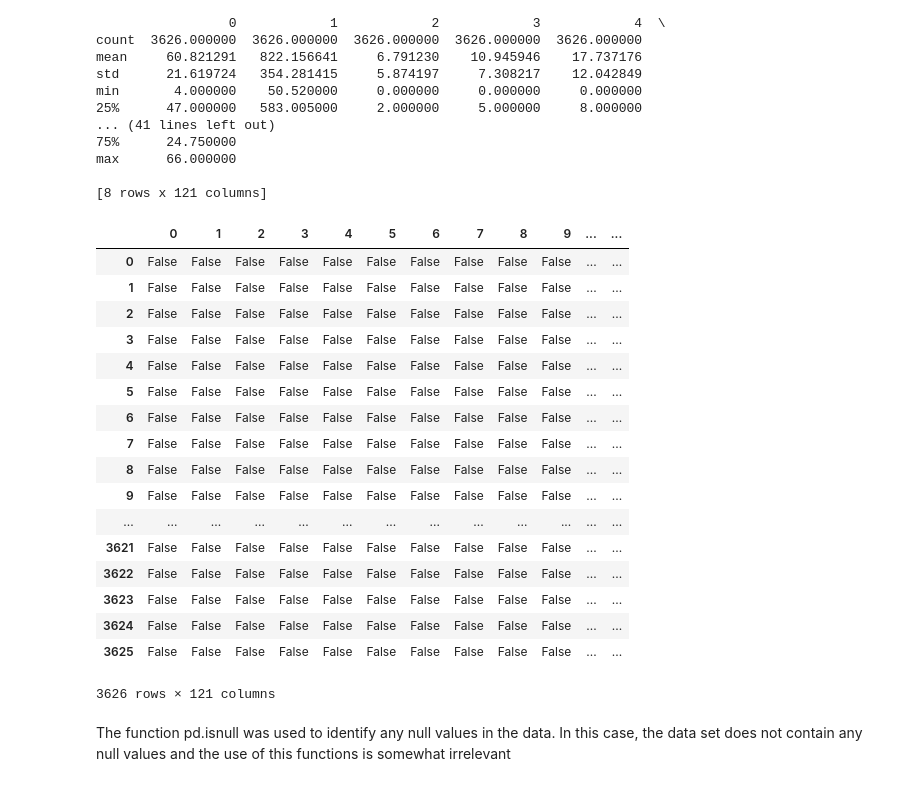
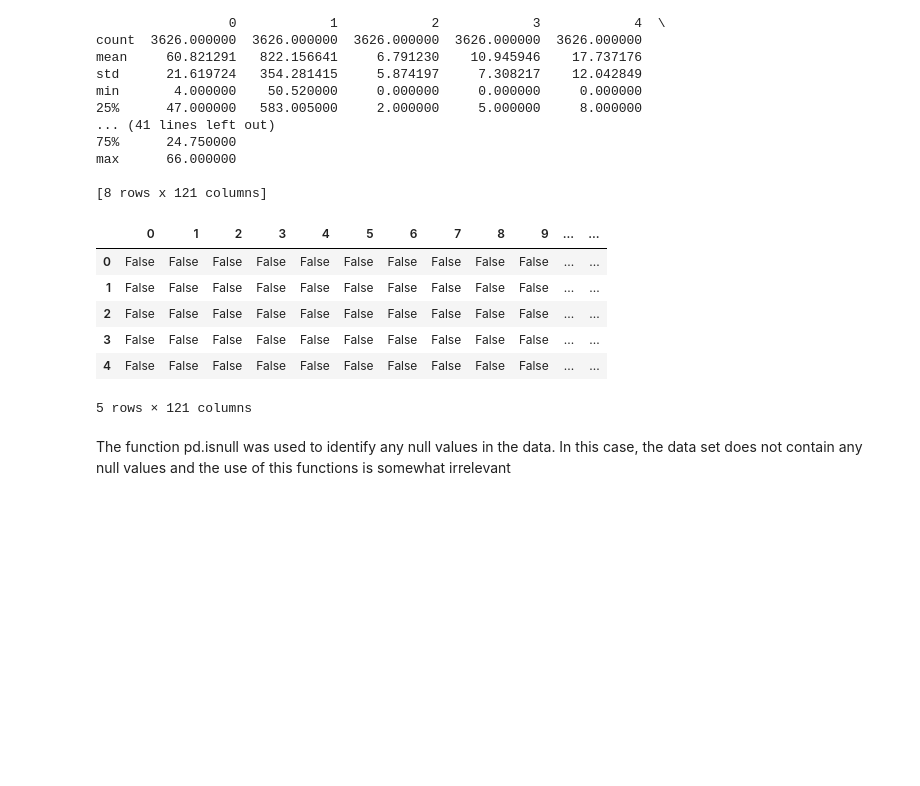
Before and after one commit to QMIND-Team/Nhl-Player-Point-Predictions, a Jupyter notebook: main.ipynb, the cells around one changed output. Cells and saved outputs as stored; diff of their text form; code cells hidden in the pictures; blank space fills up the shorter version.

```diff
--- a/main.ipynb
+++ b/main.ipynb
@@ -48,26 +48,15 @@ max      66.000000
 # %%
 # Do some playing around with the data set, discover null values, outliers, normalize data, etc.
 null_values = pd.isnull(O7to10_data)
-null_values
+null_values.head()
 # %% [output]
 |  | 0 | 1 | 2 | 3 | 4 | 5 | 6 | 7 | 8 | 9 | ... | ... |
 | 0 | False | False | False | False | False | False | False | False | False | False | ... | ... |
 | 1 | False | False | False | False | False | False | False | False | False | False | ... | ... |
 | 2 | False | False | False | False | False | False | False | False | False | False | ... | ... |
 | 3 | False | False | False | False | False | False | False | False | False | False | ... | ... |
 | 4 | False | False | False | False | False | False | False | False | False | False | ... | ... |
-| 5 | False | False | False | False | False | False | False | False | False | False | ... | ... |
-| 6 | False | False | False | False | False | False | False | False | False | False | ... | ... |
-| 7 | False | False | False | False | False | False | False | False | False | False | ... | ... |
-| 8 | False | False | False | False | False | False | False | False | False | False | ... | ... |
-| 9 | False | False | False | False | False | False | False | False | False | False | ... | ... |
-| ... | ... | ... | ... | ... | ... | ... | ... | ... | ... | ... | ... | ... |
-| 3621 | False | False | False | False | False | False | False | False | False | False | ... | ... |
-| 3622 | False | False | False | False | False | False | False | False | False | False | ... | ... |
-| 3623 | False | False | False | False | False | False | False | False | False | False | ... | ... |
-| 3624 | False | False | False | False | False | False | False | False | False | False | ... | ... |
-| 3625 | False | False | False | False | False | False | False | False | False | False | ... | ... |
-3626 rows × 121 columns
+5 rows × 121 columns
 # %% [markdown]
 The function pd.isnull was used to identify any null values in the data. In this case, the data set does not contain any null values and the use of this functions is somewhat irrelevant
 # %%
```
Also changed, not shown: parts of 7 cells of this notebook.
